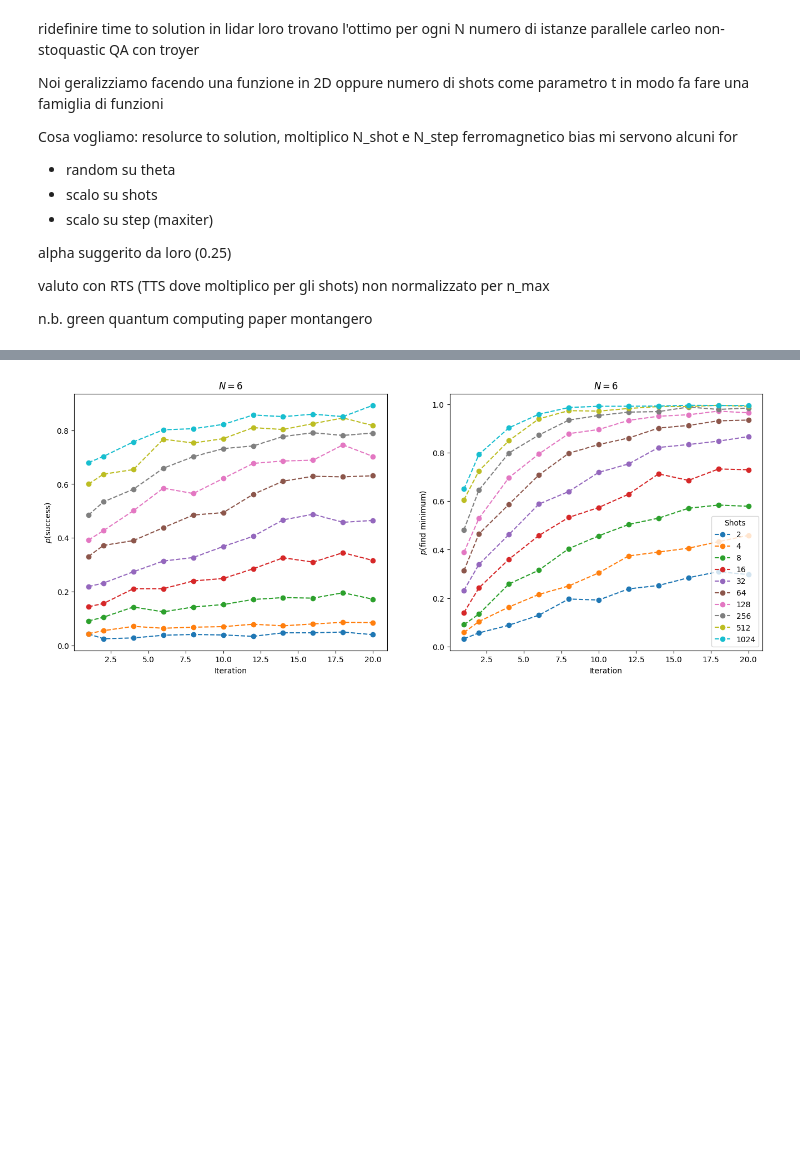
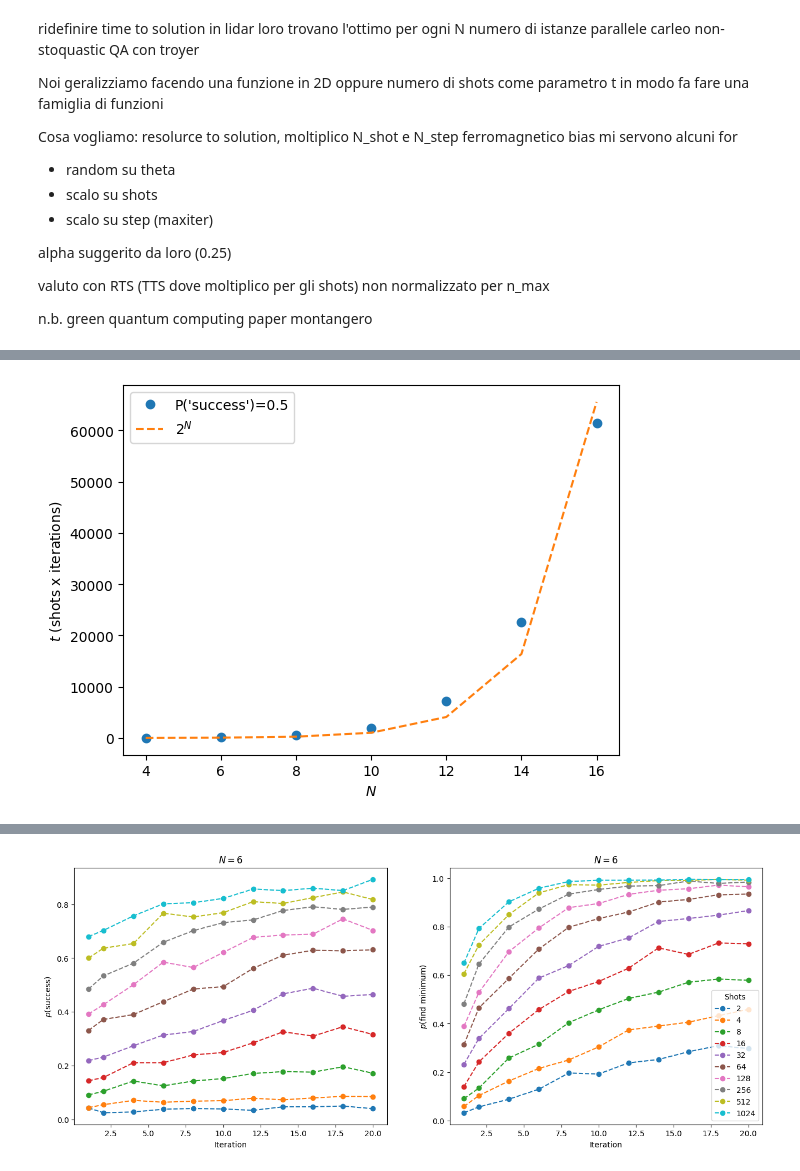
Before and after one commit to gscriva/cvar-opt, a Jupyter notebook: my_vqe.ipynb, the cells around one changed output, grey strips where cells are left out. Saved outputs shown, nothing was run; the diff lists cells and outputs as text; code cells hidden in the pictures; blank space fills up the shorter version.

```diff
--- a/my_vqe.ipynb
+++ b/my_vqe.ipynb
@@ -139,0 +175,28 @@ for filename in sorted(os.listdir(dir_path)):
+# %%
+pt_all = []
+for i, (p,t) in enumerate(zip(psucc, ts)):
+    p_t = np.vstack((t, p))
+    p_t = np.sort(p_t, axis=1)
+    pt_all.append(p_t)
+
+min_psucc = 0.5
+step_size = []
+for i, pt in enumerate(pt_all):
+    mask = pt[1] >= min_psucc
+    print()
+    if mask.sum() == 0:
+        continue
+    step_size.append(pt[0][mask][0])
+
+x_axes = 4 + 2*np.arange(len(step_size))
+plt.plot(x_axes, step_size, "o", label=f"P('success')={min_psucc}")
+plt.plot(x_axes, 2**x_axes, "--", label=r"$2^N$")
+
+plt.ylabel(r"$t$ (shots x iterations)")
+plt.xlabel(r"$N$")
+
+plt.legend()
+
+plt.savefig("minit-succ50.png")
+# %% [output]
+[figure, added]
```
Also changed, not shown: parts of 7 cells of this notebook, 1 other file.
